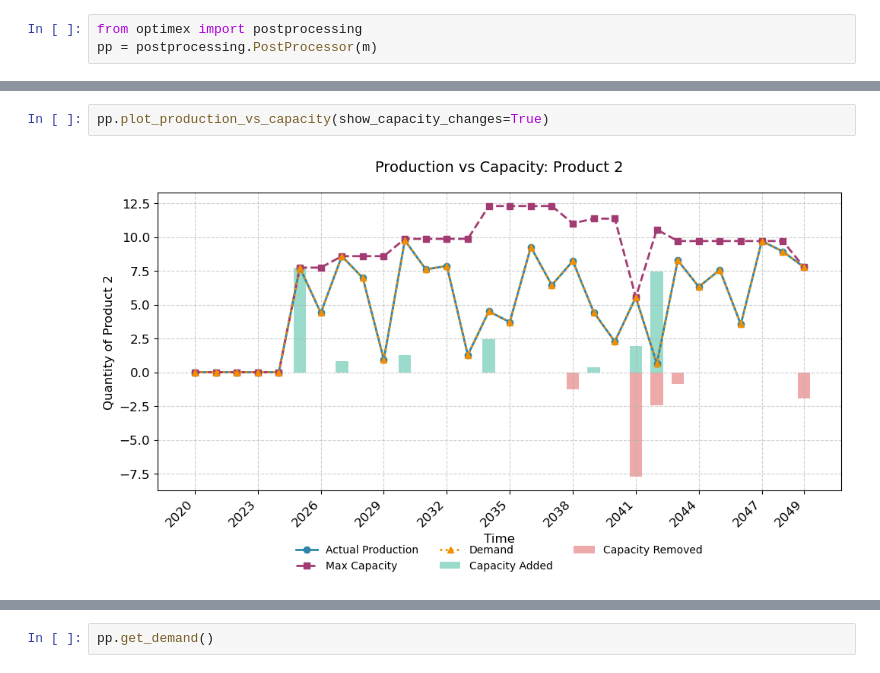
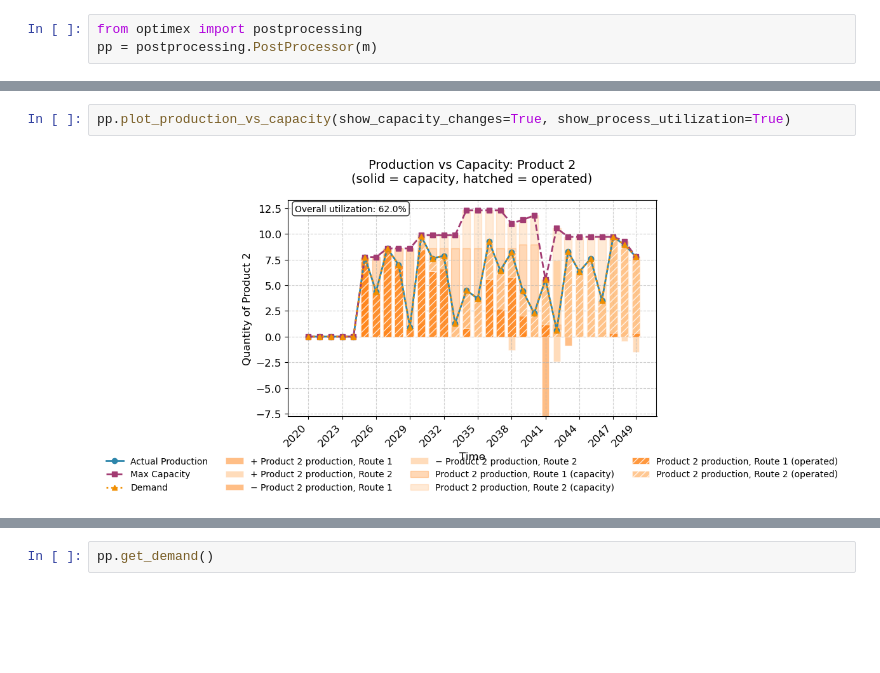
Before and after one commit to RWTH-LTT/optimex, a Jupyter notebook: notebooks/basic_optimex_example_two_decision_layers.ipynb, the cells around one changed output, grey strips where cells are left out. Drawn from its saved outputs; the diff is of its cells as text; blank space fills up the shorter version.

Commit message:
add process utilization to pp

```diff
--- a/notebooks/basic_optimex_example_two_decision_layers.ipynb
+++ b/notebooks/basic_optimex_example_two_decision_layers.ipynb
@@ -480,7 +476,7 @@ pp.plot_installation()
 # %%
-pp.plot_production_vs_capacity(show_capacity_changes=True)
+pp.plot_production_vs_capacity(show_capacity_changes=True, show_process_utilization=True)
 # %% [output]
-[figure, old version]
+[figure, new version]
 # %%
 pp.plot_impacts()
 # %% [output]
```
Also changed, not shown: parts of 13 cells of this notebook, 1 other file.
